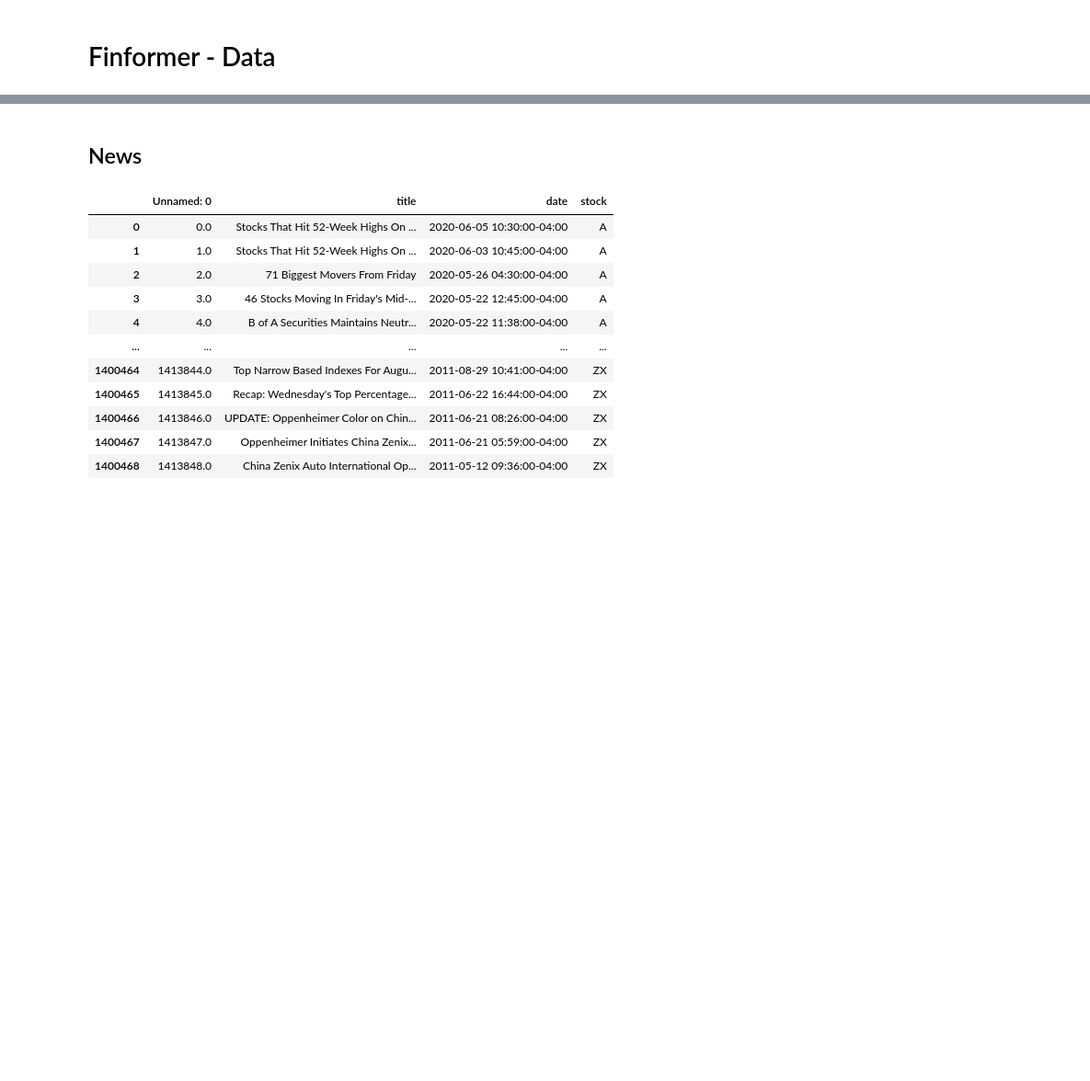
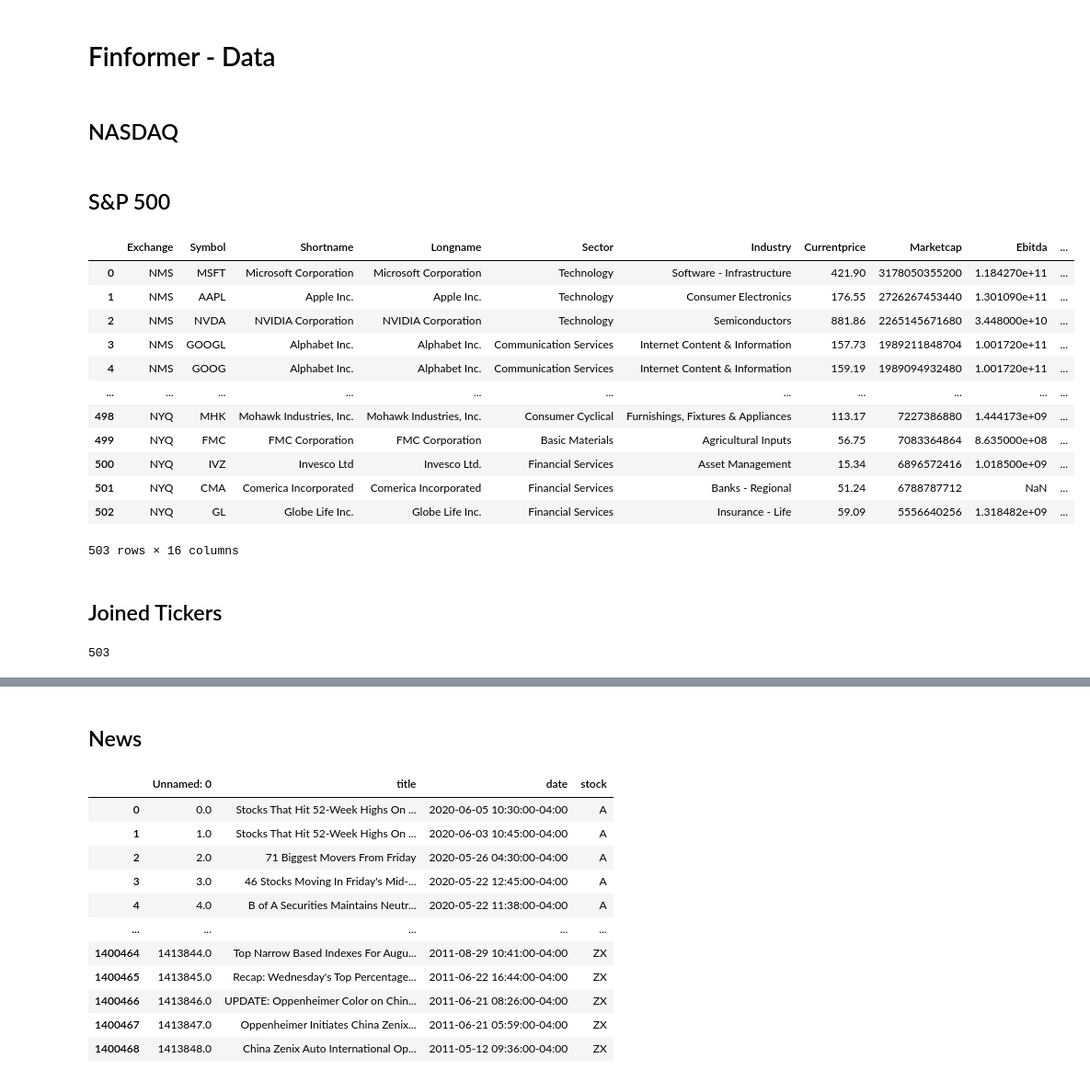
Before and after one commit to halaction/finformer, a Jupyter notebook: finformer-data.ipynb, the cells around one changed output, grey strips where cells are left out. Shown at 92% size. Saved outputs shown, nothing was run; the diff lists cells and outputs as text; code cells hidden in the pictures; blank space fills up the shorter version.

```diff
--- a/finformer-data.ipynb
+++ b/finformer-data.ipynb
@@ -14,13 +14,15 @@ import seaborn as sns
 # %%
 load_dotenv()
 
-DATA_PATH = './data'
-os.makedirs(DATA_PATH, exist_ok=True)
+DATA_DIR = './data'
+os.makedirs(DATA_DIR, exist_ok=True)
 
-source_news_path = os.path.join(DATA_PATH, 'analyst_ratings_processed.csv')
-news_path = os.path.join(DATA_PATH, 'data-news.csv')
-news_tickers_path = os.path.join(DATA_PATH, 'data-news-tickers.json')
+source_news_path = os.path.join(DATA_DIR, 'analyst_ratings_processed.csv')
+news_path = os.path.join(DATA_DIR, 'data-news.csv')
+news_tickers_path = os.path.join(DATA_DIR, 'data-news-tickers.json')
 
-source_prices_path = os.path.join(DATA_PATH, 'archive-prices')
-prices_path = os.path.join(DATA_PATH, 'data-prices.csv')
-prices_tickers_path = os.path.join(DATA_PATH, 'data-prices-tickers.json')
+source_prices_path = os.path.join(DATA_DIR, 'archive-prices')
+prices_path = os.path.join(DATA_DIR, 'data-prices.csv')
+prices_tickers_path = os.path.join(DATA_DIR, 'data-prices-tickers.json')
+# %% [markdown]
+## NASDAQ
@@ -26,0 +34,27 @@ prices_tickers_path = os.path.join(DATA_PATH, 'data-prices-tickers.json')
+# %% [markdown]
+## S&P 500
+# %%
+SP500_DIR = os.path.join(DATA_DIR, 'sp500')
+os.makedirs(SP500_DIR, exist_ok=True)
+
+source_sp500_path = os.path.join(SP500_DIR, 'archive-sp500/sp500_companies.csv')
+sp500_path = os.path.join(SP500_DIR, 'sp500.csv')
+sp500_tickers_path = os.path.join(SP500_DIR, 'tickers_sp500.json')
+# %%
+df_original = pd.read_csv(source_sp500_path)
+
+df_original
+# %% [output]
+|  | Exchange | Symbol | Shortname | Longname | Sector | Industry | Currentprice | Marketcap | Ebitda | ... |
+| 0 | NMS | MSFT | Microsoft Corporation | Microsoft Corporation | Technology | Software - Infrastructure | 421.90 | 3178050355200 | 1.184270e+11 | ... |
+| 1 | NMS | AAPL | Apple Inc. | Apple Inc. | Technology | Consumer Electronics | 176.55 | 2726267453440 | 1.301090e+11 | ... |
+| 2 | NMS | NVDA | NVIDIA Corporation | NVIDIA Corporation | Technology | Semiconductors | 881.86 | 2265145671680 | 3.448000e+10 | ... |
+| 3 | NMS | GOOGL | Alphabet Inc. | Alphabet Inc. | Communication Services | Internet Content & Information | 157.73 | 1989211848704 | 1.001720e+11 | ... |
+| 4 | NMS | GOOG | Alphabet Inc. | Alphabet Inc. | Communication Services | Internet Content & Information | 159.19 | 1989094932480 | 1.001720e+11 | ... |
+| ... | ... | ... | ... | ... | ... | ... | ... | ... | ... | ... |
+| 498 | NYQ | MHK | Mohawk Industries, Inc. | Mohawk Industries, Inc. | Consumer Cyclical | Furnishings, Fixtures & Appliances | 113.17 | 7227386880 | 1.444173e+09 | ... |
+| 499 | NYQ | FMC | FMC Corporation | FMC Corporation | Basic Materials | Agricultural Inputs | 56.75 | 7083364864 | 8.635000e+08 | ... |
+| 500 | NYQ | IVZ | Invesco Ltd | Invesco Ltd. | Financial Services | Asset Management | 15.34 | 6896572416 | 1.018500e+09 | ... |
+| 501 | NYQ | CMA | Comerica Incorporated | Comerica Incorporated | Financial Services | Banks - Regional | 51.24 | 6788787712 | NaN | ... |
+| 502 | NYQ | GL | Globe Life Inc. | Globe Life Inc. | Financial Services | Insurance - Life | 59.09 | 5556640256 | 1.318482e+09 | ... |
+503 rows × 16 columns
@@ -26,0 +81,2 @@ prices_tickers_path = os.path.join(DATA_PATH, 'data-prices-tickers.json')
+# %% [markdown]
+## Joined Tickers
@@ -26,0 +94,4 @@ prices_tickers_path = os.path.join(DATA_PATH, 'data-prices-tickers.json')
+# %%
+len(tickers_sp500_set)
+# %% [output]
+503
```
Also changed, not shown: parts of 10 cells of this notebook, 5 other files.
